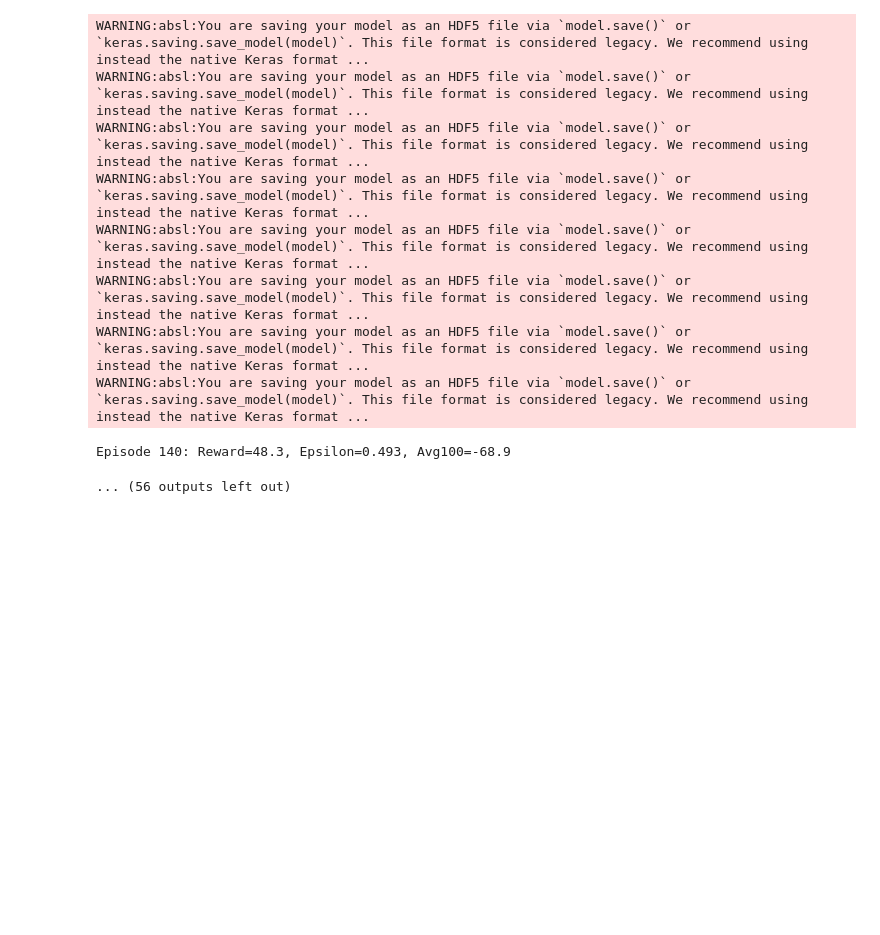
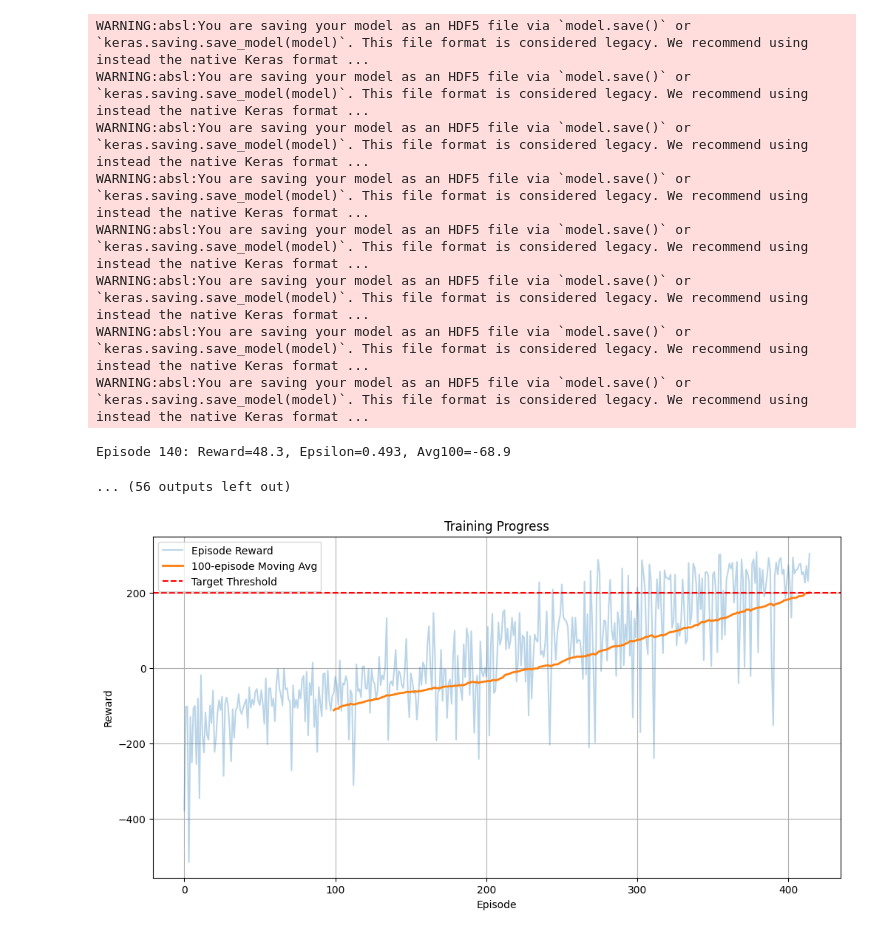
Before and after one commit to MarwaEmad165/lunar_lander, a Jupyter notebook: Tensorflow/DQN_Tensorflow.ipynb, the cells around one changed output. Saved outputs shown, nothing was run; the diff lists cells and outputs as text; code cells hidden in the pictures; blank space fills up the shorter version.

```diff
--- a/Tensorflow/DQN_Tensorflow.ipynb
+++ b/Tensorflow/DQN_Tensorflow.ipynb
@@ -243,3 +243,19 @@ WARNING:absl:You are saving your model as an HDF5 file via `model.save()` or `ke
 WARNING:absl:You are saving your model as an HDF5 file via `model.save()` or `keras.saving.save_model(model)`. This file format is considered legacy. We recommend using instead the native Keras format ...
 Episode 140: Reward=48.3, Epsilon=0.493, Avg100=-68.9
 ... (56 outputs left out)
+# %%
+# training progress visualization
+plt.figure(figsize=(12, 6))
+plt.plot(episode_rewards, label='Episode Reward', alpha=0.3)
+if len(moving_averages) > 0:
+    plt.plot(range(window_size-1, window_size-1+len(moving_averages)),
+             moving_averages, label=f'{window_size}-episode Moving Avg', linewidth=2)
+plt.axhline(y=early_stop_threshold, color='r', linestyle='--', label='Target Threshold')
+plt.xlabel('Episode')
+plt.ylabel('Reward')
+plt.title('Training Progress')
+plt.legend()
+plt.grid()
+plt.show()
+# %% [output]
+[figure, added]
```
